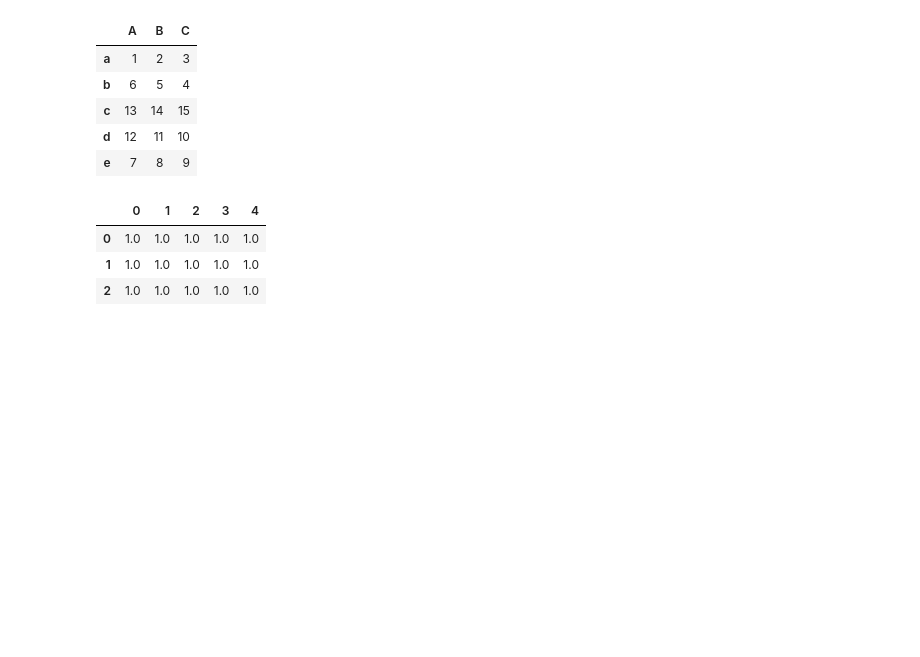
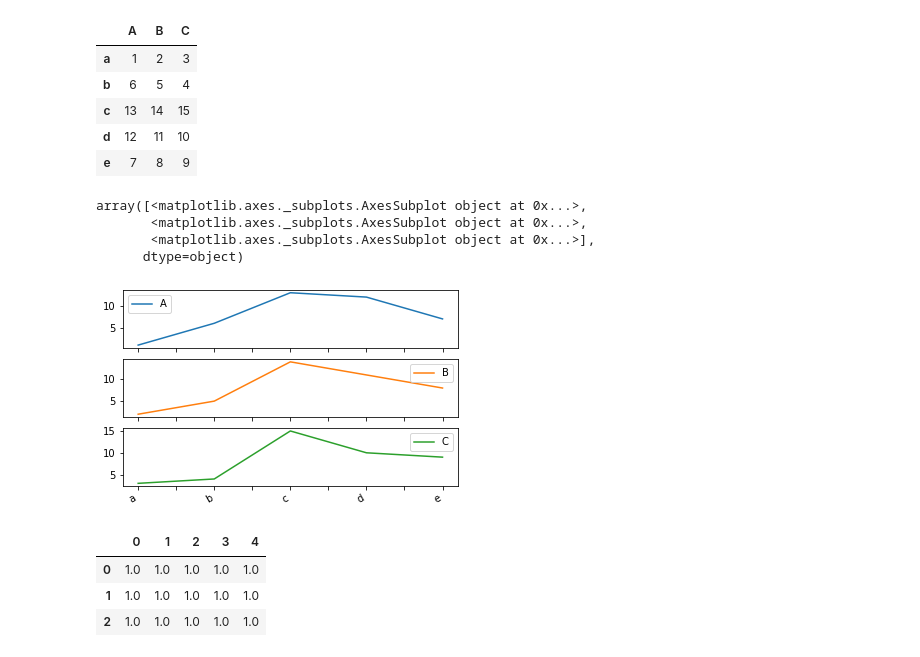
Before and after one commit to yoonyoung27/prac_python, a Jupyter notebook: Pandas.ipynb, the cells around one changed output. Drawn from its saved outputs; the diff is of its cells as text; code cells hidden in the pictures; blank space fills up the shorter version.

```diff
--- a/Pandas.ipynb
+++ b/Pandas.ipynb
@@ -88,6 +93,14 @@ new_df
 | c | 13 | 14 | 15 |
 | d | 12 | 11 | 10 |
 | e | 7 | 8 | 9 |
+# %%
+new_df.plot(subplots = True)
+# %% [output]
+array([<matplotlib.axes._subplots.AxesSubplot object at 0x...>,
+       <matplotlib.axes._subplots.AxesSubplot object at 0x...>,
+       <matplotlib.axes._subplots.AxesSubplot object at 0x...>],
+      dtype=object)
+[figure, added]
 # %%
 import numpy as np
 pd.DataFrame(np.ones((3,5)))
```
Also changed, not shown: parts of 1 cell of this notebook.
